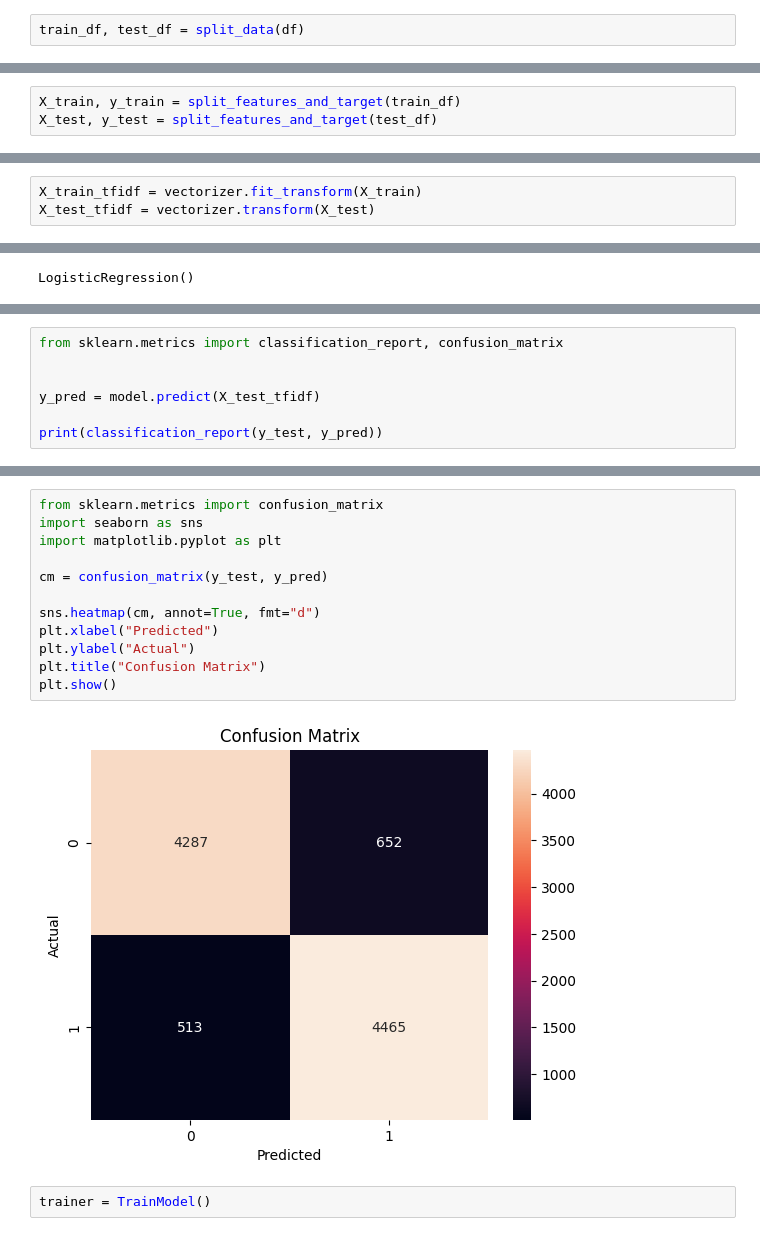
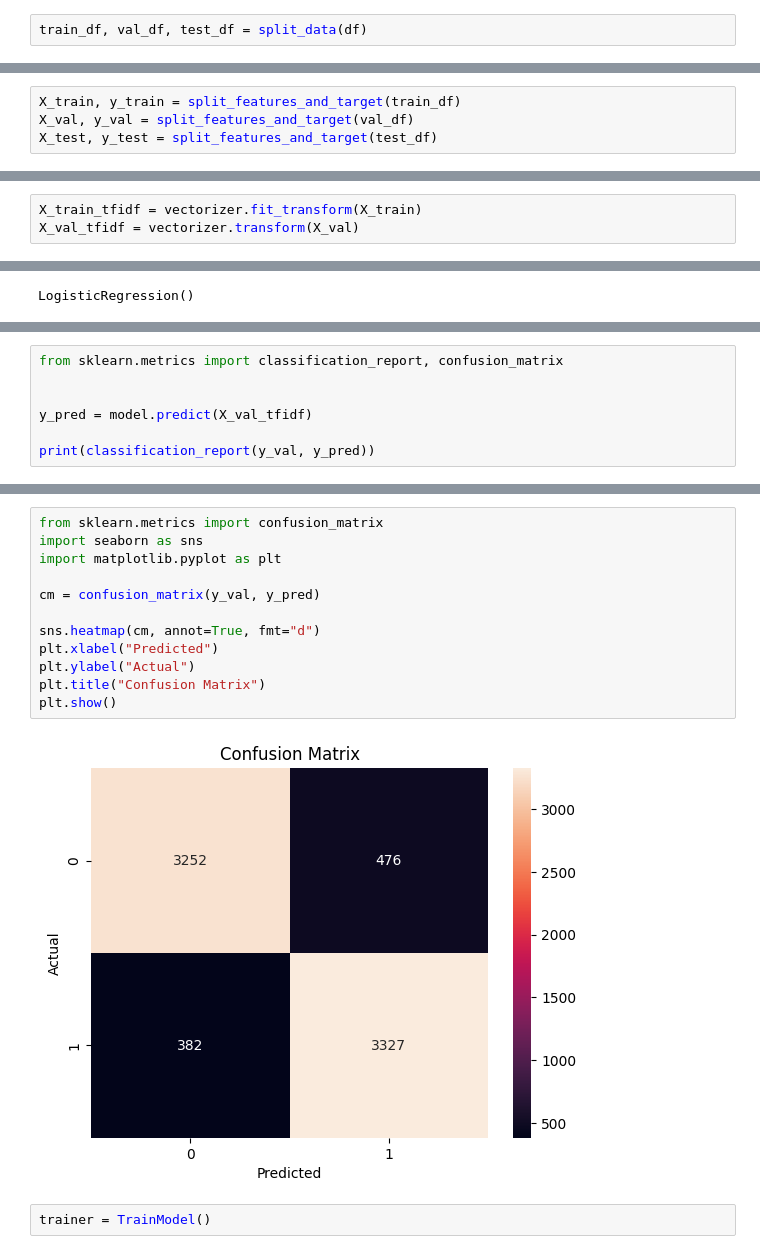
Before and after one commit to IssaMuiz/Sentiment-Analysis, a Jupyter notebook: notebooks/EDA.ipynb, the cells around one changed output, grey strips where cells are left out. Drawn from its saved outputs; the diff is of its cells as text.

Commit message:
Splitting the dataset into train, validation, and test set and retrained the model

```diff
--- a/notebooks/EDA.ipynb
+++ b/notebooks/EDA.ipynb
@@ -159,5 +159,5 @@ Encoded 'sentiment' column to 'encoded_sentiment' with values 1 for positive and
 | 3 | Basically there's a family where ... | negative | basically there family little boy... | 0 |
 | 4 | Petter Mattei's "Love in the Time... | positive | petter matteis love time money vi... | 1 |
 # %%
-train_df, test_df = split_data(df)
+train_df, val_df, test_df = split_data(df)
 # %% [output]
@@ -166,5 +167,6 @@ Testing set size: 9917 samples
 # %%
 X_train, y_train = split_features_and_target(train_df)
+X_val, y_val = split_features_and_target(val_df)
 X_test, y_test = split_features_and_target(test_df)
 # %%
 X_train.shape
@@ -181,7 +183,7 @@ y_train.head()
 Name: encoded_sentiment, dtype: int64
 # %%
 X_train_tfidf = vectorizer.fit_transform(X_train)
-X_test_tfidf = vectorizer.transform(X_test)
+X_val_tfidf = vectorizer.transform(X_val)
 # %%
 from sklearn.linear_model import LogisticRegression
 
@@ -193,9 +200,9 @@ LogisticRegression()
 from sklearn.metrics import classification_report, confusion_matrix
 
 
-y_pred = model.predict(X_test_tfidf)
+y_pred = model.predict(X_val_tfidf)
 
-print(classification_report(y_test, y_pred))
+print(classification_report(y_val, y_pred))
 # %% [output]
               precision    recall  f1-score   support
 
@@ -208,17 +215,17 @@ weighted avg       0.88      0.88      0.88      9917
 # %%
 from sklearn.metrics import confusion_matrix
 import seaborn as sns
 import matplotlib.pyplot as plt
 
-cm = confusion_matrix(y_test, y_pred)
+cm = confusion_matrix(y_val, y_pred)
 
 sns.heatmap(cm, annot=True, fmt="d")
 plt.xlabel("Predicted")
 plt.ylabel("Actual")
 plt.title("Confusion Matrix")
 plt.show()
 # %% [output]
-[figure, old version]
+[figure, new version]
 # %%
 trainer = TrainModel()
 # %% [output]
```
Also changed, not shown: parts of 8 cells of this notebook, 9 other files.
